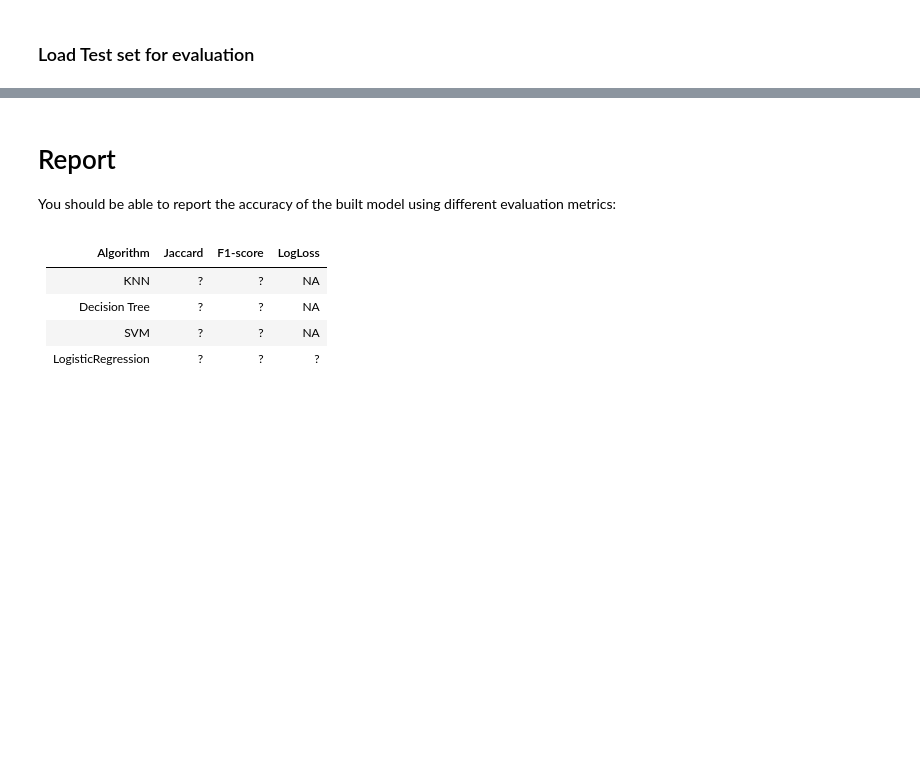
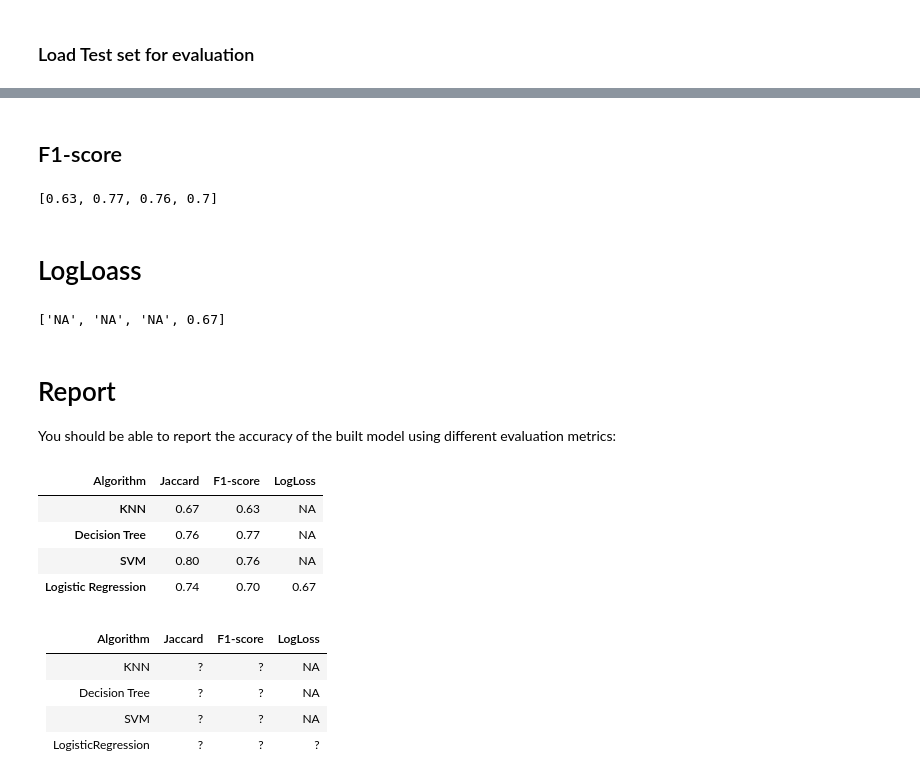
Before and after one commit to JPLAVALLEY/Portfolio, a Jupyter notebook: Data Science Machine Learning w. Python.ipynb, the cells around one changed output, grey strips where cells are left out. Drawn from its saved outputs; the diff is of its cells as text; code cells hidden in the pictures; blank space fills up the shorter version.

```diff
--- a/Data Science Machine Learning w. Python.ipynb
+++ b/Data Science Machine Learning w. Python.ipynb
@@ -292,0 +489,6 @@ Notice: You should find the best k to build the model with the best accuracy.
+# %%
+# for Logistic Regression
+from sklearn.linear_model import LogisticRegression
+# prepare LR setting
+LR = LogisticRegression(C=0.001, solver='liblinear').fit(X_train, y_train)
+LR
@@ -308,6 +597,47 @@ test_df.head()
+# %% [markdown]
+## F1-score
+# %%
+# evaluate KNN
+fs1 = round(f1_score(y_loan_test, knn_yhat, average='weighted'), 2)
+
+# evaluate Desision Trees
+fs2 = round(f1_score(y_loan_test, dt_yhat, average='weighted'), 2)
+
+# evaluate SVM
+fs3 = round(f1_score(y_loan_test, svm_yhat, average='weighted'), 2)
+
+# evaluate Logistic Regression
+fs4 = round(f1_score(y_loan_test, lr_yhat, average='weighted'),2 )
+
+list_fs = [fs1, fs2, fs3, fs4]
+list_fs
+# %% [output]
+[0.63, 0.77, 0.76, 0.7]
+# %% [markdown]
+# LogLoass
+# %%
+lr_prob = LR.predict_proba(X_loan_test)
+list_ll = ['NA', 'NA', 'NA', round(log_loss(y_loan_test, lr_prob), 2)]
+list_ll
+# %% [output]
+['NA', 'NA', 'NA', 0.67]
 # %% [markdown]
 # Report
 You should be able to report the accuracy of the built model using different evaluation metrics:
+# %%
+# fomulate the report format
+df = pd.DataFrame(list_jc, index=['KNN','Decision Tree','SVM','Logistic Regression'])
+df.columns = ['Jaccard']
+df.insert(loc=1, column='F1-score', value=list_fs)
+df.insert(loc=2, column='LogLoss', value=list_ll)
+df.columns.name = 'Algorithm'
+df
+# %% [output]
+| Algorithm | Jaccard | F1-score | LogLoss |
+| KNN | 0.67 | 0.63 | NA |
+| Decision Tree | 0.76 | 0.77 | NA |
+| SVM | 0.80 | 0.76 | NA |
+| Logistic Regression | 0.74 | 0.70 | 0.67 |
 # %% [markdown]
 | Algorithm          | Jaccard | F1-score | LogLoss |
 |--------------------|---------|----------|---------|
```
Also changed, not shown: parts of 19 cells of this notebook.
